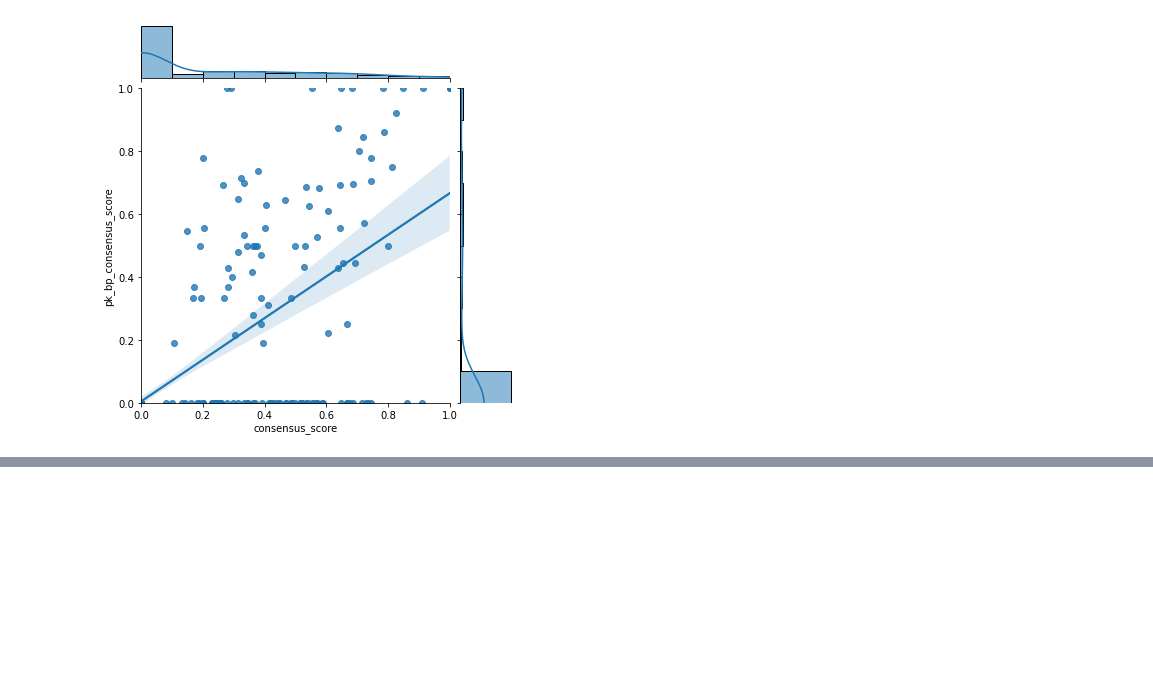
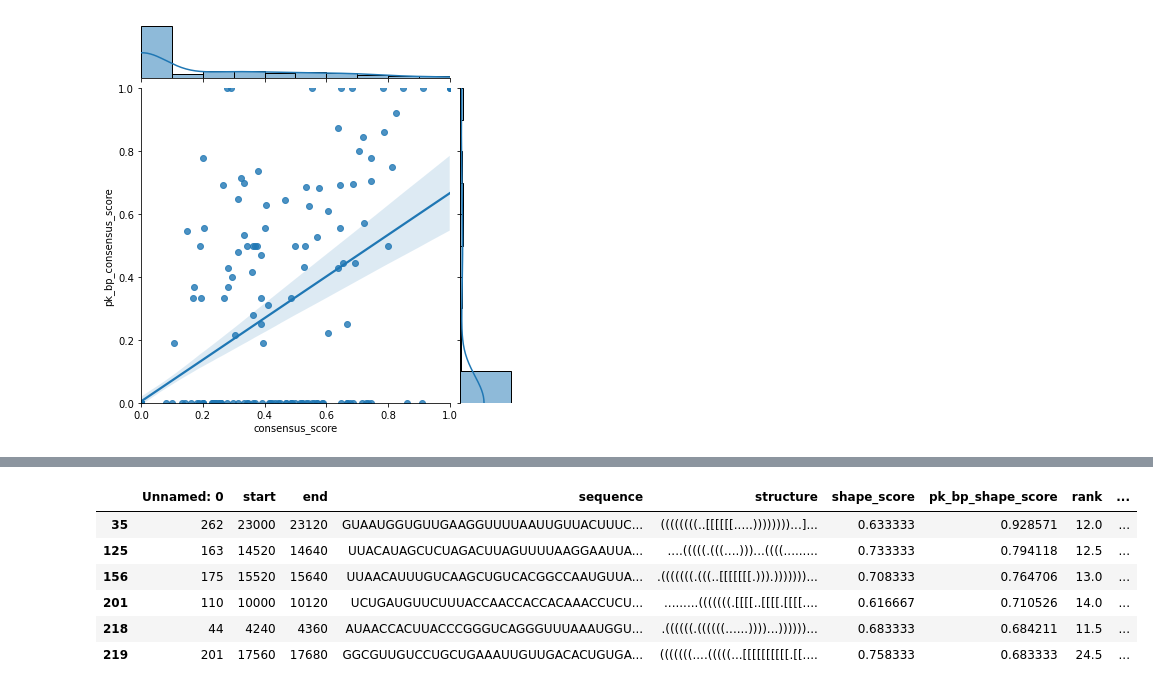
Before and after one commit to rkretsch/PK_research, a Jupyter notebook: notebooks/Visualize PKs.ipynb, the cells around one changed output, grey strips where cells are left out. Saved outputs shown, nothing was run; the diff lists cells and outputs as text; code cells hidden in the pictures; blank space fills up the shorter version.

```diff
--- a/notebooks/Visualize PKs.ipynb
+++ b/notebooks/Visualize PKs.ipynb
@@ -86,0 +104,17 @@ g = sns.jointplot(x='consensus_score', y='pk_bp_consensus_score', data=pknots, k
+# %%
+df5 = pknots[pknots['shape_score']>0.6]
+df6 = df5[df5['pk_bp_shape_score']>0.6]
+df7 = df6[df6['rank']>10]
+df8 = df7[df7['consensus_score']>0.5]
+df9 = df8[df8['pk_bp_consensus_score']>0.5]
+
+df9.to_csv('/home/gnye8/Desktop/PK_research/pipeline_results/pknots/pknots_top_results.csv')
+df9
+# %% [output]
+|  | Unnamed: 0 | start | end | sequence | structure | shape_score | pk_bp_shape_score | rank | ... |
+| 35 | 262 | 23000 | 23120 | GUAAUGGUGUUGAAGGUUUUAAUUGUUACUUUC... | ((((((((..[[[[[[.....))))))))...]... | 0.633333 | 0.928571 | 12.0 | ... |
+| 125 | 163 | 14520 | 14640 | UUACAUAGCUCUAGACUUAGUUUUAAGGAAUUA... | ....(((((.(((....)))...((((......... | 0.733333 | 0.794118 | 12.5 | ... |
+| 156 | 175 | 15520 | 15640 | UUAACAUUUGUCAAGCUGUCACGGCCAAUGUUA... | .(((((((.(((..[[[[[[[.))).)))))))... | 0.708333 | 0.764706 | 13.0 | ... |
+| 201 | 110 | 10000 | 10120 | UCUGAUGUUCUUUACCAACCACCACAAACCUCU... | .........(((((((.[[[[..[[[[.[[[[.... | 0.616667 | 0.710526 | 14.0 | ... |
+| 218 | 44 | 4240 | 4360 | AUAACCACUUACCCGGGUCAGGGUUUAAAUGGU... | .((((((.((((((......))))...))))))... | 0.683333 | 0.684211 | 11.5 | ... |
+| 219 | 201 | 17560 | 17680 | GGCGUUGUCCUGCUGAAAUUGUUGACACUGUGA... | (((((((....(((((...[[[[[[[[[[.[[.... | 0.758333 | 0.683333 | 24.5 | ... |
```
Also changed, not shown: parts of 5 cells of this notebook.
